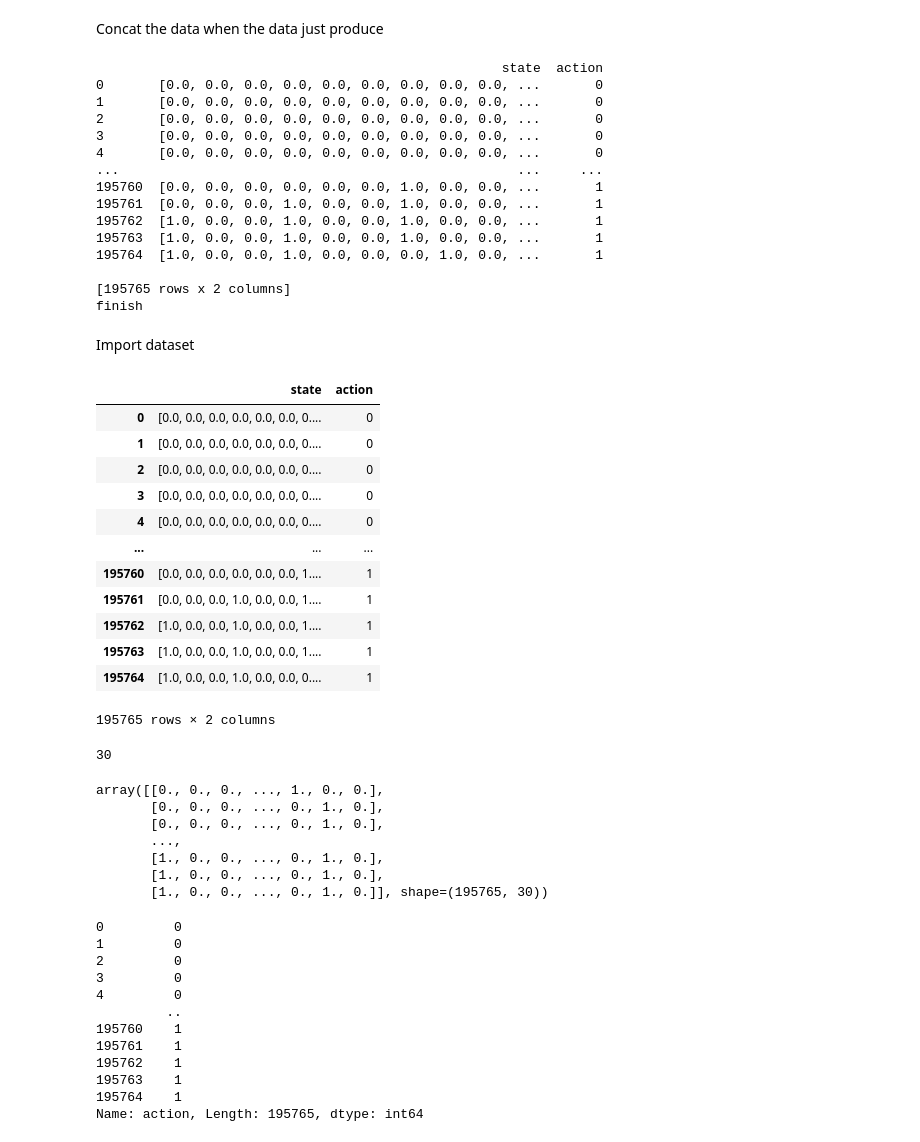
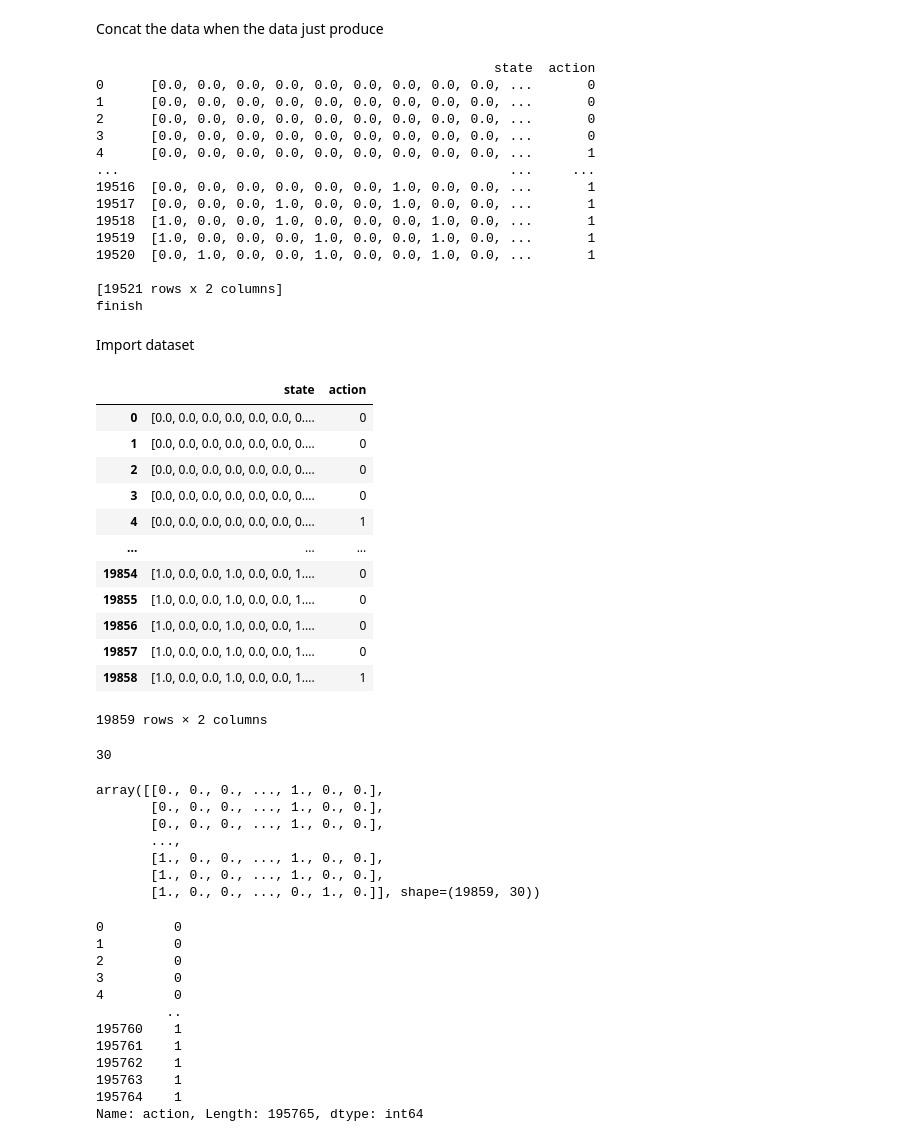
Before and after one commit to wilson20010327/vibecheck, a Jupyter notebook: MLP_training.ipynb, the cells around one changed output. Cells and saved outputs as stored; diff of their text form; code cells hidden in the pictures.

```diff
--- a/MLP_training.ipynb
+++ b/MLP_training.ipynb
@@ -10,7 +10,7 @@ warnings.filterwarnings('ignore')
 # %% [markdown]
 Concat the data when the data just produce
 # %%
-path="./result/IL/training/5/"
+path="./result/IL/training/perfect/"
 folder_list = os.listdir(path)
 # folder_list
 # %%
@@ -38,20 +38,20 @@ df.to_csv(filename+"/all_result.csv")
 print(df)
 print("finish")
 # %% [output]
-                                                    state  action
-0       [0.0, 0.0, 0.0, 0.0, 0.0, 0.0, 0.0, 0.0, 0.0, ...       0
-1       [0.0, 0.0, 0.0, 0.0, 0.0, 0.0, 0.0, 0.0, 0.0, ...       0
-2       [0.0, 0.0, 0.0, 0.0, 0.0, 0.0, 0.0, 0.0, 0.0, ...       0
-3       [0.0, 0.0, 0.0, 0.0, 0.0, 0.0, 0.0, 0.0, 0.0, ...       0
-4       [0.0, 0.0, 0.0, 0.0, 0.0, 0.0, 0.0, 0.0, 0.0, ...       0
-...                                                   ...     ...
-195760  [0.0, 0.0, 0.0, 0.0, 0.0, 0.0, 1.0, 0.0, 0.0, ...       1
-195761  [0.0, 0.0, 0.0, 1.0, 0.0, 0.0, 1.0, 0.0, 0.0, ...       1
-195762  [1.0, 0.0, 0.0, 1.0, 0.0, 0.0, 1.0, 0.0, 0.0, ...       1
-195763  [1.0, 0.0, 0.0, 1.0, 0.0, 0.0, 1.0, 0.0, 0.0, ...       1
-195764  [1.0, 0.0, 0.0, 1.0, 0.0, 0.0, 0.0, 1.0, 0.0, ...       1
+                                                   state  action
+0      [0.0, 0.0, 0.0, 0.0, 0.0, 0.0, 0.0, 0.0, 0.0, ...       0
+1      [0.0, 0.0, 0.0, 0.0, 0.0, 0.0, 0.0, 0.0, 0.0, ...       0
+2      [0.0, 0.0, 0.0, 0.0, 0.0, 0.0, 0.0, 0.0, 0.0, ...       0
+3      [0.0, 0.0, 0.0, 0.0, 0.0, 0.0, 0.0, 0.0, 0.0, ...       0
+4      [0.0, 0.0, 0.0, 0.0, 0.0, 0.0, 0.0, 0.0, 0.0, ...       1
+...                                                  ...     ...
+19516  [0.0, 0.0, 0.0, 0.0, 0.0, 0.0, 1.0, 0.0, 0.0, ...       1
+19517  [0.0, 0.0, 0.0, 1.0, 0.0, 0.0, 1.0, 0.0, 0.0, ...       1
+19518  [1.0, 0.0, 0.0, 1.0, 0.0, 0.0, 0.0, 1.0, 0.0, ...       1
+19519  [1.0, 0.0, 0.0, 0.0, 1.0, 0.0, 0.0, 1.0, 0.0, ...       1
+19520  [0.0, 1.0, 0.0, 0.0, 1.0, 0.0, 0.0, 1.0, 0.0, ...       1
 
-[195765 rows x 2 columns]
+[19521 rows x 2 columns]
 finish
 # %% [markdown]
 Import dataset
@@ -67,27 +67,27 @@ def print_original_plot(path):
   df['state']=df['state'].apply(lambda x: np.array(ast.literal_eval(x)))
   return df
 # %%
-path="./result/IL/training/5/"
+path="./result/IL/training/4/"
 folder_list = os.listdir(path)
 df_all=pd.DataFrame()
 
 df_temp=print_original_plot(path=path)
 
 df_temp
 # %% [output]
 |  | state | action |
 | 0 | [0.0, 0.0, 0.0, 0.0, 0.0, 0.0, 0.... | 0 |
 | 1 | [0.0, 0.0, 0.0, 0.0, 0.0, 0.0, 0.... | 0 |
 | 2 | [0.0, 0.0, 0.0, 0.0, 0.0, 0.0, 0.... | 0 |
 | 3 | [0.0, 0.0, 0.0, 0.0, 0.0, 0.0, 0.... | 0 |
-| 4 | [0.0, 0.0, 0.0, 0.0, 0.0, 0.0, 0.... | 0 |
+| 4 | [0.0, 0.0, 0.0, 0.0, 0.0, 0.0, 0.... | 1 |
 | ... | ... | ... |
-| 195760 | [0.0, 0.0, 0.0, 0.0, 0.0, 0.0, 1.... | 1 |
-| 195761 | [0.0, 0.0, 0.0, 1.0, 0.0, 0.0, 1.... | 1 |
-| 195762 | [1.0, 0.0, 0.0, 1.0, 0.0, 0.0, 1.... | 1 |
-| 195763 | [1.0, 0.0, 0.0, 1.0, 0.0, 0.0, 1.... | 1 |
-| 195764 | [1.0, 0.0, 0.0, 1.0, 0.0, 0.0, 0.... | 1 |
+| 19854 | [1.0, 0.0, 0.0, 1.0, 0.0, 0.0, 1.... | 0 |
+| 19855 | [1.0, 0.0, 0.0, 1.0, 0.0, 0.0, 1.... | 0 |
+| 19856 | [1.0, 0.0, 0.0, 1.0, 0.0, 0.0, 1.... | 0 |
+| 19857 | [1.0, 0.0, 0.0, 1.0, 0.0, 0.0, 1.... | 0 |
+| 19858 | [1.0, 0.0, 0.0, 1.0, 0.0, 0.0, 1.... | 1 |
-195765 rows × 2 columns
+19859 rows × 2 columns
 # %%
 len(df_temp.iloc[0]['state'])
 # %% [output]
@@ -110,12 +110,12 @@ X = np.array(X.tolist())
 X
 # %% [output]
 array([[0., 0., 0., ..., 1., 0., 0.],
-       [0., 0., 0., ..., 0., 1., 0.],
-       [0., 0., 0., ..., 0., 1., 0.],
+       [0., 0., 0., ..., 1., 0., 0.],
+       [0., 0., 0., ..., 1., 0., 0.],
        ...,
-       [1., 0., 0., ..., 0., 1., 0.],
-       [1., 0., 0., ..., 0., 1., 0.],
-       [1., 0., 0., ..., 0., 1., 0.]], shape=(195765, 30))
+       [1., 0., 0., ..., 1., 0., 0.],
+       [1., 0., 0., ..., 1., 0., 0.],
+       [1., 0., 0., ..., 0., 1., 0.]], shape=(19859, 30))
 # %%
 y
 # %% [output]
```
Also changed, not shown: parts of 5 cells of this notebook, 7 other files.
